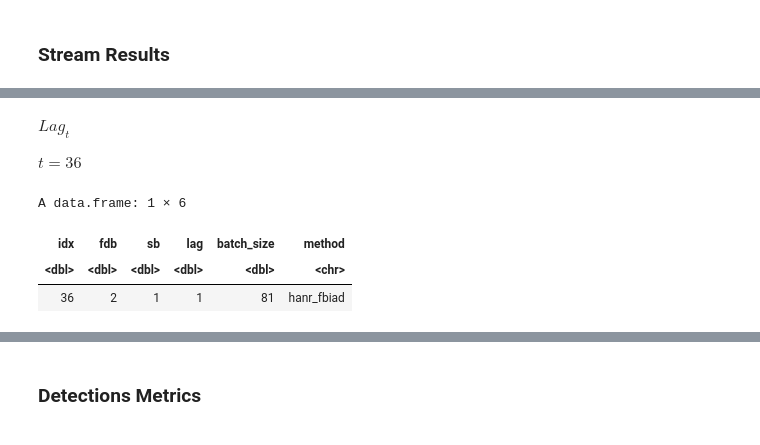
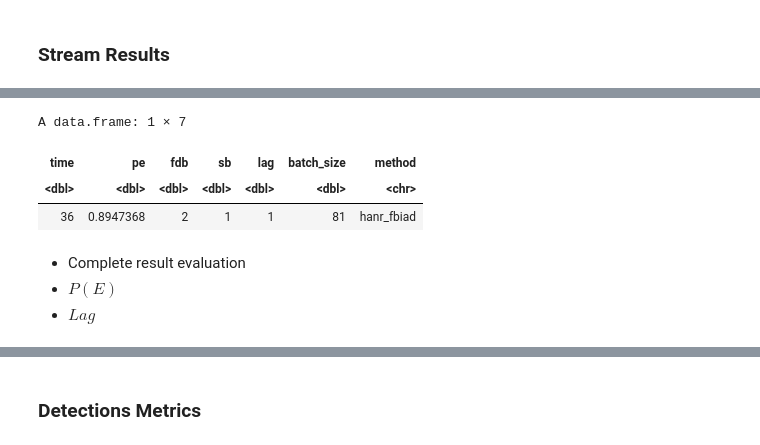
Before and after one commit to cefet-rj-dal-dev/harbingerext, a Jupyter notebook: develop/nexus_example.ipynb, the cells around one changed output, grey strips where cells are left out. Drawn from its saved outputs; the diff is of its cells as text; code cells hidden in the pictures.

```diff
--- a/develop/nexus_example.ipynb
+++ b/develop/nexus_example.ipynb
@@ -156,12 +157,12 @@ A data.frame: 6 × 5
-# %% [markdown]
-$Lag_t$
-
-$t=36$
 # %%
-#Detection lag to t=36
-lag_evaluate(pos=36, nexus_result=result, reference = data$event)
+#Stream Result: P(e) and lag to t=36
+stream_evaluate(time=36, nexus_result=result)
 # %% [output]
-A data.frame: 1 × 6
+A data.frame: 1 × 7
-| idx | fdb | sb | lag | batch_size | method |
-| <dbl> | <dbl> | <dbl> | <dbl> | <dbl> | <chr> |
-| 36 | 2 | 1 | 1 | 81 | hanr_fbiad |
+| time | pe | fdb | sb | lag | batch_size | method |
+| <dbl> | <dbl> | <dbl> | <dbl> | <dbl> | <dbl> | <chr> |
+| 36 | 0.8947368 | 2 | 1 | 1 | 81 | hanr_fbiad |
+# %% [markdown]
+* Complete result evaluation
+* $P(E)$
+* $Lag$
```
Also changed, not shown: parts of 17 cells of this notebook.
